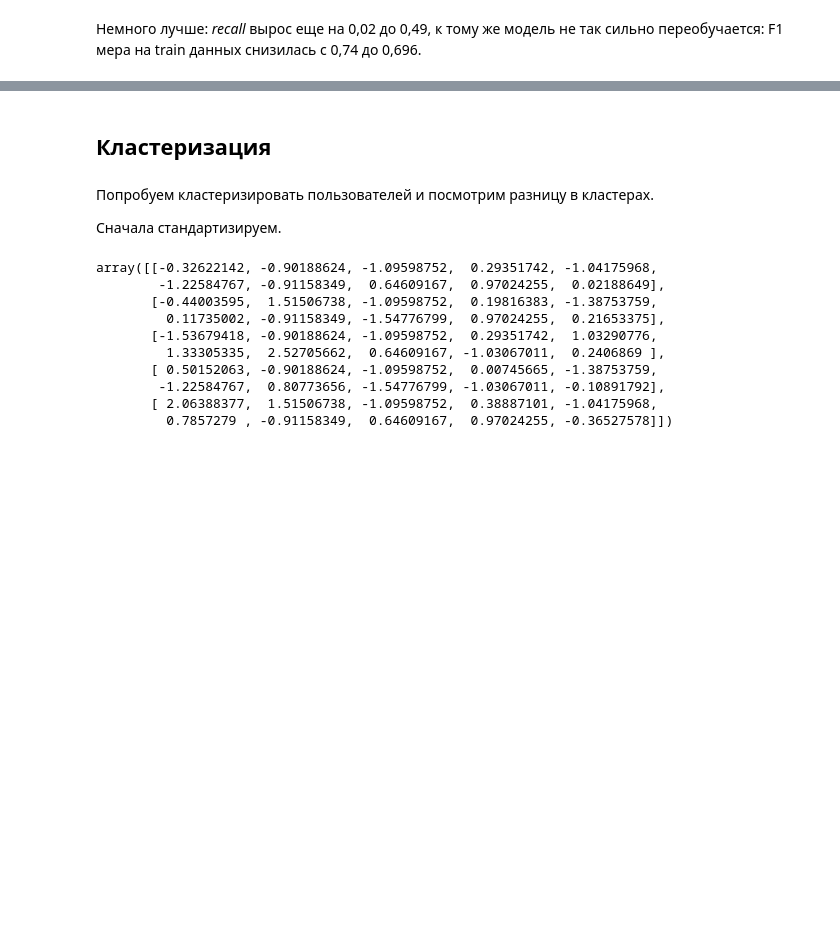
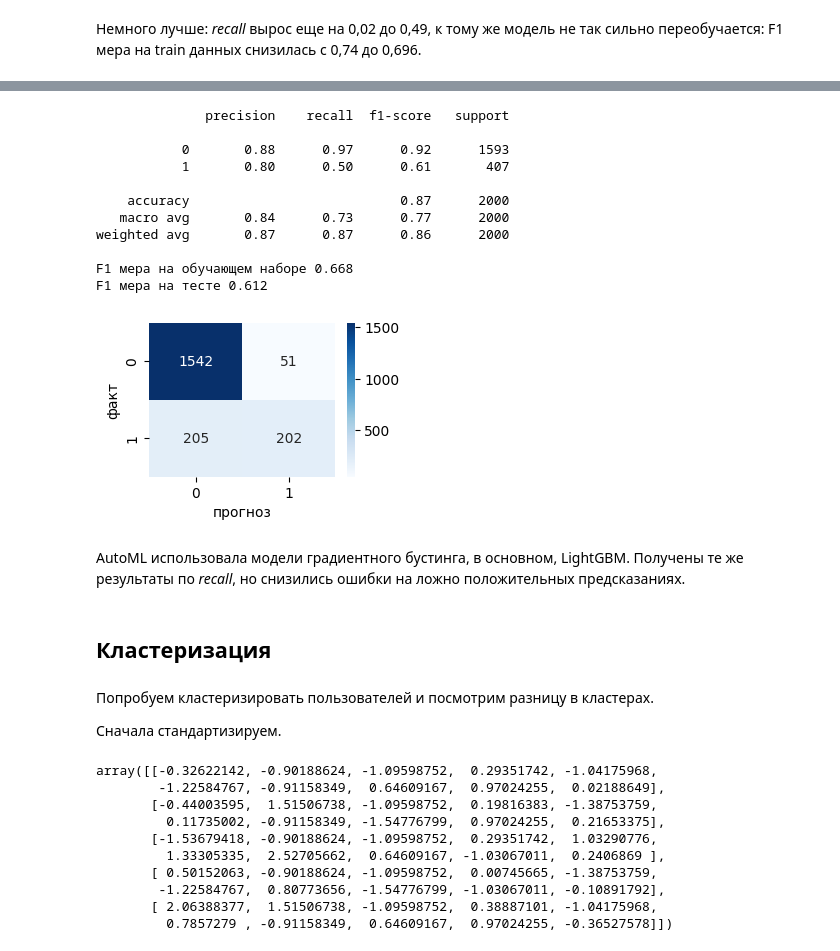
Before and after one commit to KrasBoris/ML_projects, a Jupyter notebook: bank_churn.ipynb, the cells around one changed output, grey strips where cells are left out. Saved outputs shown, nothing was run; the diff lists cells and outputs as text; code cells hidden in the pictures; blank space fills up the shorter version.

Commit message:
bank_churn добавил AutoML

```diff
--- a/bank_churn.ipynb
+++ b/bank_churn.ipynb
@@ -365,0 +396,13 @@ F1 мера на тесте 0.594
+# %%
+df_train = X_train.join(y_train)
+df_test = X_test.join(y_test)
+# %%
+%%time
+automl = TabularAutoML(
+    task=Task(name='binary',
+        metric=lambda y_true, y_pred: f1_score(y_true, (y_pred > 0.5)*1)),
+    reader_params={'n_jobs': 4, 'cv': 5, 'random_state': 42}
+)
+fold_predict = automl.fit_predict(
+    df_train, roles={'target': 'churn'}, verbose = 1
+)
@@ -366,3 +454,22 @@ F1 мера на тесте 0.594
+# %%
+automl_test_pred = (automl.predict(df_test).data[:,0]>0.5)*1
+automl_train_pred = (automl.predict(df_train).data[:,0]>0.5)*1
+print_metrics(automl_test_pred, automl_train_pred)
+# %% [output]
+              precision    recall  f1-score   support
+
+           0       0.88      0.97      0.92      1593
+           1       0.80      0.50      0.61       407
+
+    accuracy                           0.87      2000
+   macro avg       0.84      0.73      0.77      2000
+weighted avg       0.87      0.87      0.86      2000
+
+F1 мера на обучающем наборе 0.668
+F1 мера на тесте 0.612
+[figure, added]
+# %% [markdown]
+AutoML использовала модели градиентного бустинга, в основном, LightGBM. Получены те же результаты по *recall*, но снизились ошибки на ложно положительных предсказаниях.
 # %% [markdown]
 ## Кластеризация
 # %% [markdown]
```
Also changed, not shown: parts of 14 cells of this notebook.
